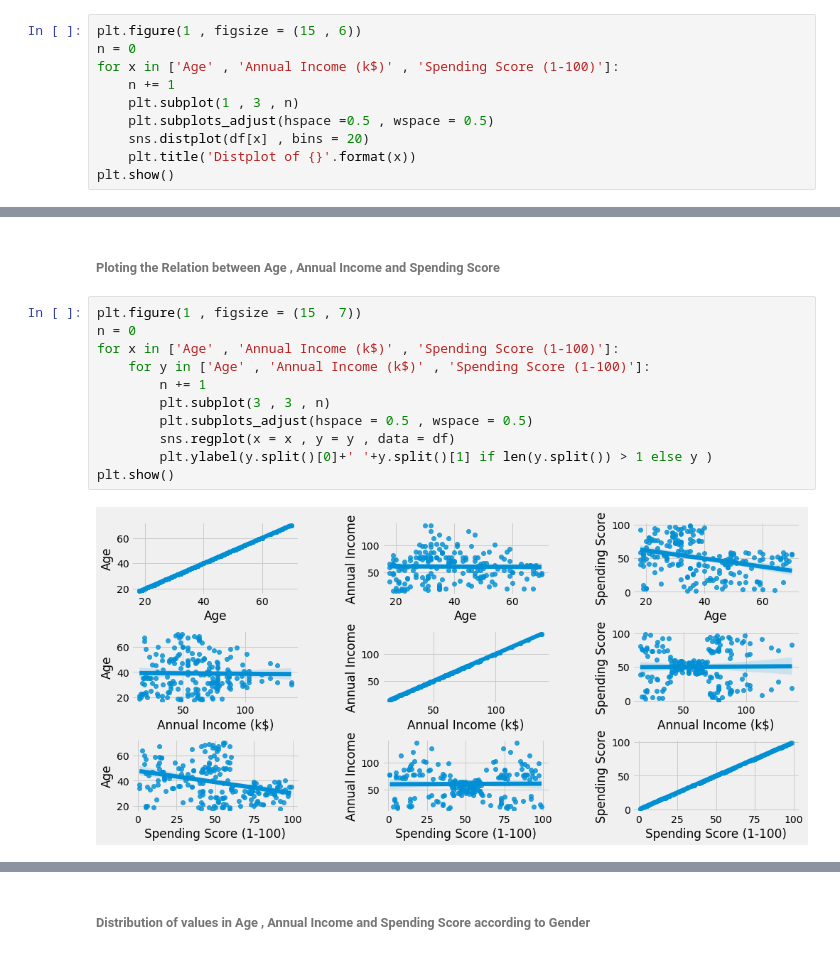
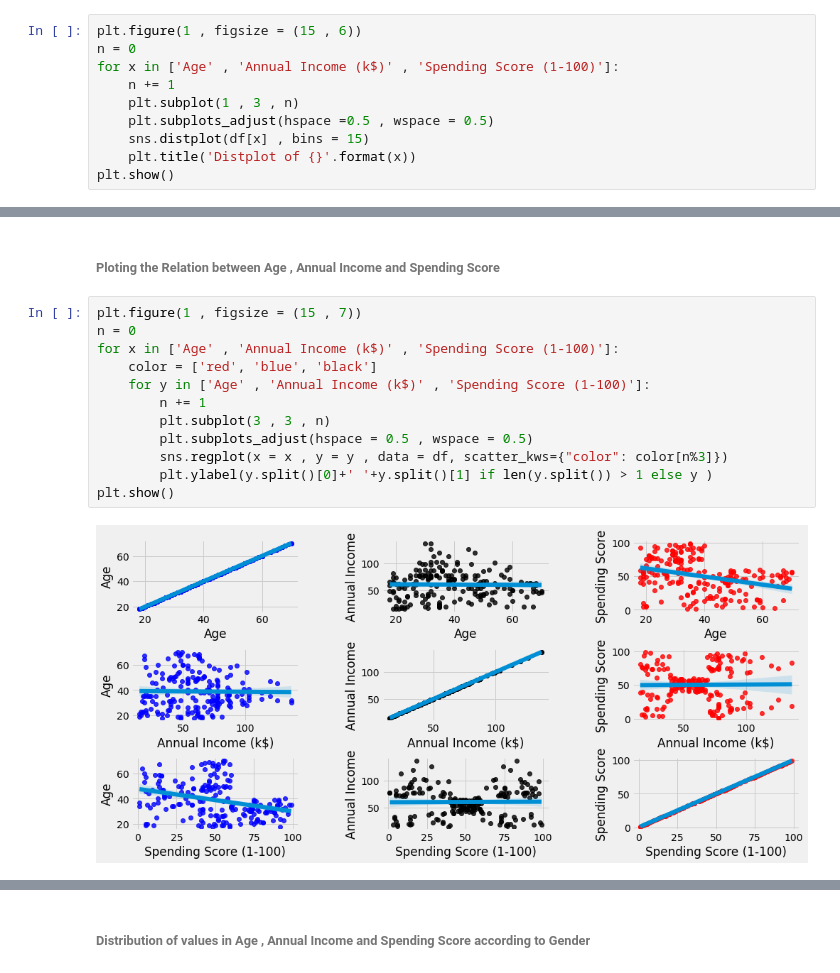
Before and after one commit to Yoyoyamato/scikit-learn, a Jupyter notebook: Unsupervised/Mall_customer_segmentation/segmentation.ipynb, the cells around one changed output, grey strips where cells are left out. Saved outputs shown, nothing was run; the diff lists cells and outputs as text.

Commit message:
modified the graphs to seaborn style

```diff
--- a/Unsupervised/Mall_customer_segmentation/segmentation.ipynb
+++ b/Unsupervised/Mall_customer_segmentation/segmentation.ipynb
@@ -61,7 +61,7 @@ for x in ['Age' , 'Annual Income (k$)' , 'Spending Score (1-100)']:
     n += 1
     plt.subplot(1 , 3 , n)
     plt.subplots_adjust(hspace =0.5 , wspace = 0.5)
-    sns.distplot(df[x] , bins = 20)
+    sns.distplot(df[x] , bins = 15)
     plt.title('Distplot of {}'.format(x))
 plt.show()
 # %% [output]
@@ -79,15 +79,16 @@ plt.show()
 # %%
 plt.figure(1 , figsize = (15 , 7))
 n = 0
 for x in ['Age' , 'Annual Income (k$)' , 'Spending Score (1-100)']:
+    color = ['red', 'blue', 'black']
     for y in ['Age' , 'Annual Income (k$)' , 'Spending Score (1-100)']:
         n += 1
         plt.subplot(3 , 3 , n)
         plt.subplots_adjust(hspace = 0.5 , wspace = 0.5)
-        sns.regplot(x = x , y = y , data = df)
+        sns.regplot(x = x , y = y , data = df, scatter_kws={"color": color[n%3]})
         plt.ylabel(y.split()[0]+' '+y.split()[1] if len(y.split()) > 1 else y )
 plt.show()
 # %% [output]
-[figure, old version]
+[figure, new version]
 # %%
 plt.figure(1 , figsize = (15 , 6))
```
Also changed, not shown: parts of 3 cells of this notebook.
